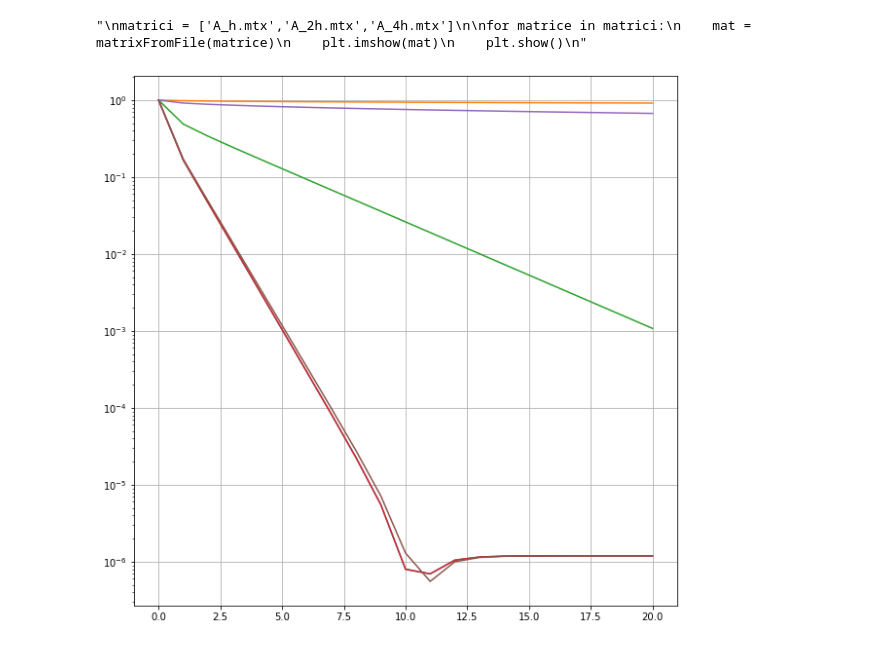
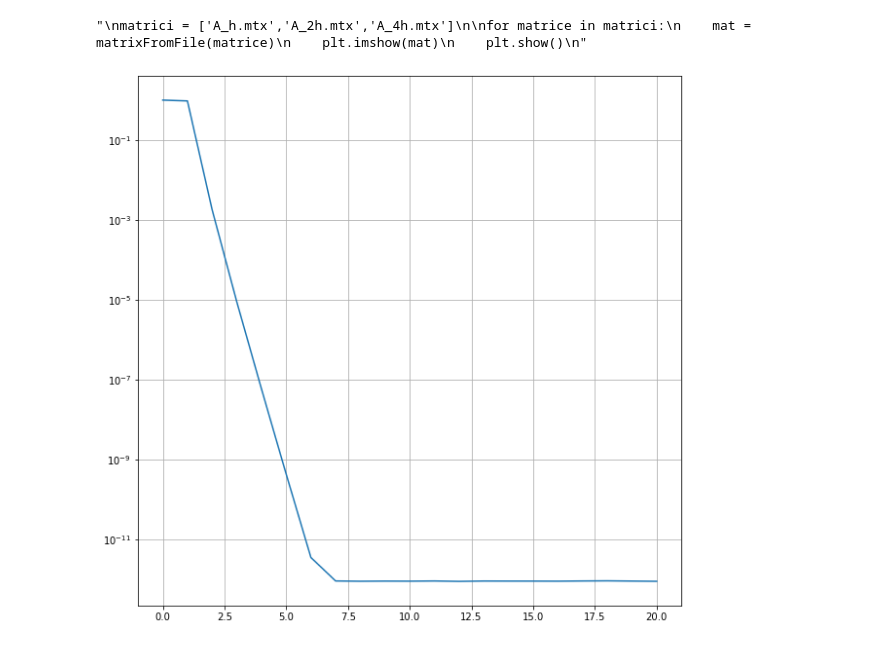
Before and after one commit to AMSC22-23/MultiGrid-Untila-Cecchettini-Capoferri, a Jupyter notebook: classes/test.ipynb, the cells around one changed output. Saved outputs shown, nothing was run; the diff lists cells and outputs as text; code cells hidden in the pictures.

```diff
--- a/classes/test.ipynb
+++ b/classes/test.ipynb
@@ -113,13 +113,12 @@ for matrice in matrici:
 # %% [output]
 "\nmatrici = ['A_h.mtx','A_2h.mtx','A_4h.mtx']\n\nfor matrice in matrici:\n    mat = matrixFromFile(matrice)\n    plt.imshow(mat)\n    plt.show()\n"
 # %%
-solvers = ['histMG.txt','histGS.txt','hist2MG.txt','hist3MG.txt','hist20GS.txt','prova.txt']
-#solvers = ['histGS.txt','hist2MG.txt','hist20GS.txt','provaMG.txt']
+solvers = ['histMG3.txt']
 for solver in solvers:
     error = vectorFromFile(solver)
     x = np.arange(0,len(error))
     plt.semilogy(x,error)
 plt.grid()
 plt.show()
 # %% [output]
-[figure, old version]
+[figure, new version]
```
Also changed, not shown: parts of 4 cells of this notebook, 4 other files.
